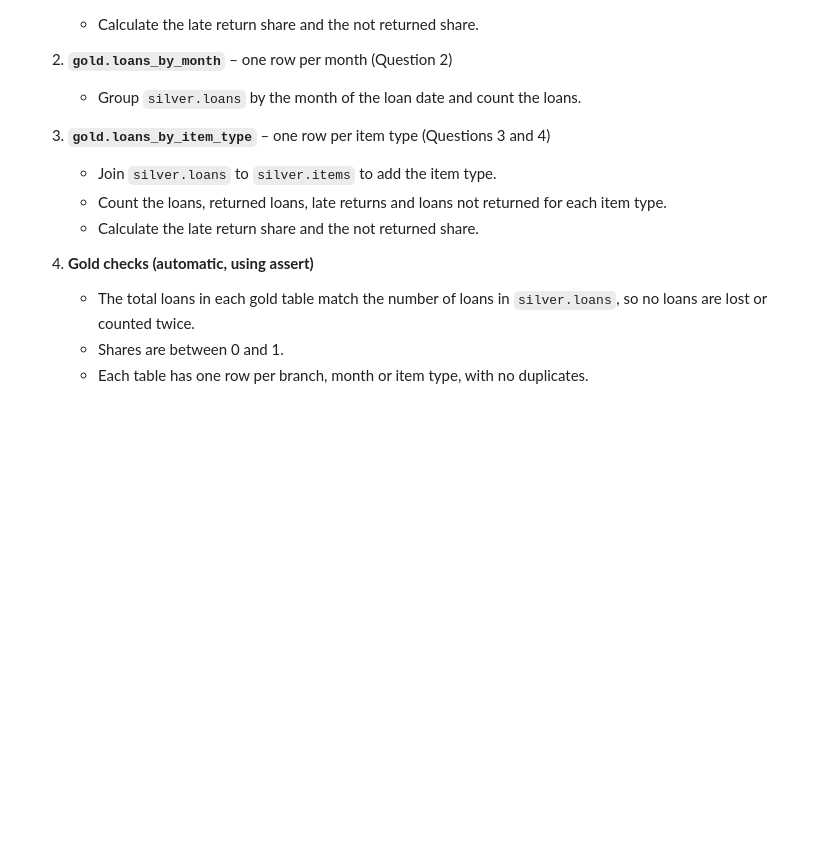
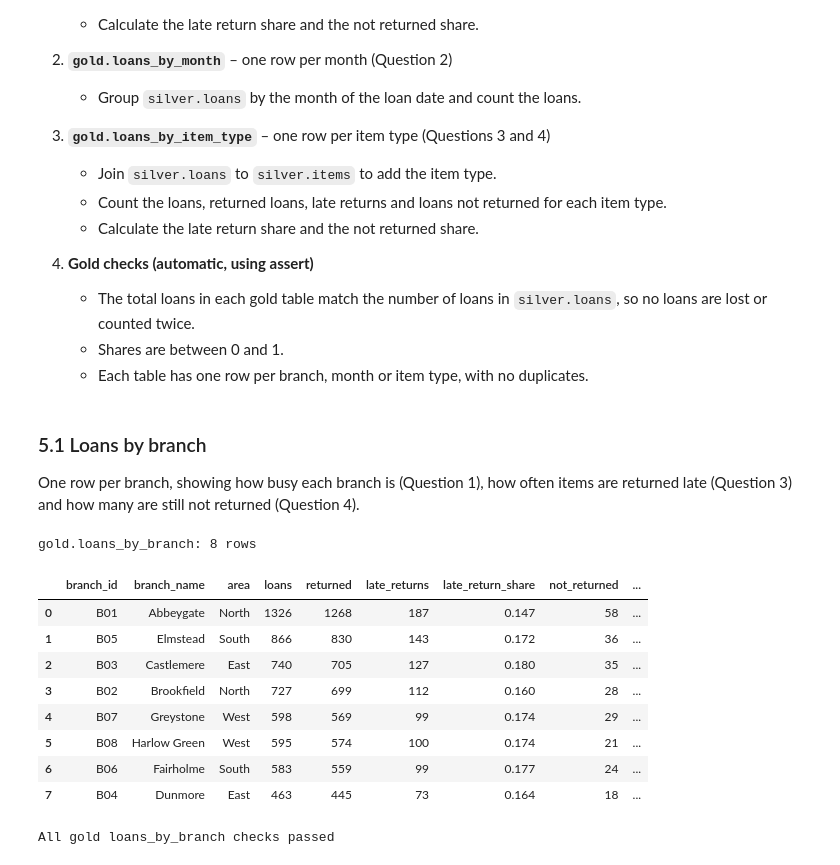
Before and after one commit to HuriyaAhmerr/5782076-AnalyticsEngineering, a Jupyter notebook: 5782076_library_pipeline.ipynb, the cells around one changed output. Cells and saved outputs as stored; diff of their text form; code cells hidden in the pictures; blank space fills up the shorter version.

Commit message:
gold.loans_by_branch table made

```diff
--- a/5782076_library_pipeline.ipynb
+++ b/5782076_library_pipeline.ipynb
@@ -1902,3 +1903,60 @@ Each gold table will be built from the cleaned silver tables, so no cleaning is
    - The total loans in each gold table match the number of loans in `silver.loans`, so no loans are lost or counted twice.
    - Shares are between 0 and 1.
    - Each table has one row per branch, month or item type, with no duplicates.
+# %% [markdown]
+### 5.1 Loans by branch
+
+One row per branch, showing how busy each branch is (Question 1), how often items are returned late (Question 3) and how many are still not returned (Question 4).
+# %%
+def build_gold_loans_by_branch(con, silver="silver", gold="gold"):
+    """Gold: one row per branch – loans, returns, late returns and items not returned (Q1, Q3, Q4)."""
+    con.execute(f"CREATE SCHEMA IF NOT EXISTS {gold}")
+    con.execute(f"""
+        CREATE OR REPLACE TABLE {gold}.loans_by_branch AS
+        SELECT b.branch_id,
+               b.branch_name,
+               b.area,
+               COUNT(*)                                   AS loans,
+               COUNT(*) FILTER (WHERE l.is_returned)      AS returned,
+               COUNT(*) FILTER (WHERE l.is_late)          AS late_returns,
+               -- late returns ÷ returned loans
+               ROUND(COUNT(*) FILTER (WHERE l.is_late)
+                     / NULLIF(COUNT(*) FILTER (WHERE l.is_returned), 0), 3) AS late_return_share,
+               COUNT(*) FILTER (WHERE NOT l.is_returned)  AS not_returned,
+               -- loans not returned ÷ all loans
+               ROUND(COUNT(*) FILTER (WHERE NOT l.is_returned) / COUNT(*), 3) AS not_returned_share
+        FROM {silver}.loans l
+        JOIN {silver}.branches b USING (branch_id)
+        GROUP BY b.branch_id, b.branch_name, b.area""")
+    n = con.execute(f"SELECT COUNT(*) FROM {gold}.loans_by_branch").fetchall()[0][0]
+    print(f"{gold}.loans_by_branch: {n} rows")
+
+build_gold_loans_by_branch(con, SILVER_SCHEMA, GOLD_SCHEMA)
+display(con.sql(f"SELECT * FROM {GOLD_SCHEMA}.loans_by_branch ORDER BY loans DESC").df())
+# %% [output]
+gold.loans_by_branch: 8 rows
+|  | branch_id | branch_name | area | loans | returned | late_returns | late_return_share | not_returned | ... |
+| 0 | B01 | Abbeygate | North | 1326 | 1268 | 187 | 0.147 | 58 | ... |
+| 1 | B05 | Elmstead | South | 866 | 830 | 143 | 0.172 | 36 | ... |
+| 2 | B03 | Castlemere | East | 740 | 705 | 127 | 0.180 | 35 | ... |
+| 3 | B02 | Brookfield | North | 727 | 699 | 112 | 0.160 | 28 | ... |
+| 4 | B07 | Greystone | West | 598 | 569 | 99 | 0.174 | 29 | ... |
+| 5 | B08 | Harlow Green | West | 595 | 574 | 100 | 0.174 | 21 | ... |
+| 6 | B06 | Fairholme | South | 583 | 559 | 99 | 0.177 | 24 | ... |
+| 7 | B04 | Dunmore | East | 463 | 445 | 73 | 0.164 | 18 | ... |
+# %%
+# Automatic checks on gold.loans_by_branch – the pipeline stops if any fail
+s, g = SILVER_SCHEMA, GOLD_SCHEMA
+q = lambda sql: con.execute(sql).fetchall()[0][0]
+
+assert q(f"SELECT COUNT(*) FROM {g}.loans_by_branch") == q(f"SELECT COUNT(DISTINCT branch_id) FROM {s}.loans"), "Should be one row per branch"
+assert q(f"SELECT COUNT(*) - COUNT(DISTINCT branch_id) FROM {g}.loans_by_branch") == 0, "Duplicate branch_id"
+assert q(f"SELECT SUM(loans) FROM {g}.loans_by_branch") == q(f"SELECT COUNT(*) FROM {s}.loans"), "Total loans do not match silver.loans"
+assert q(f"SELECT SUM(late_returns) FROM {g}.loans_by_branch") == q(f"SELECT COUNT(*) FROM {s}.loans WHERE is_late"), "Total late returns do not match silver.loans"
+assert q(f"SELECT SUM(not_returned) FROM {g}.loans_by_branch") == q(f"SELECT COUNT(*) FROM {s}.loans WHERE NOT is_returned"), "Total not returned does not match silver.loans"
+assert q(f"SELECT COUNT(*) FROM {g}.loans_by_branch WHERE returned + not_returned <> loans") == 0, "Returned + not returned does not equal loans"
+assert q(f"SELECT COUNT(*) FROM {g}.loans_by_branch WHERE late_return_share NOT BETWEEN 0 AND 1 OR not_returned_share NOT BETWEEN 0 AND 1") == 0, "A share is outside 0 to 1"
+
+print("All gold loans_by_branch checks passed")
+# %% [output]
+All gold loans_by_branch checks passed
```
Also changed, not shown: parts of 4 cells of this notebook.
